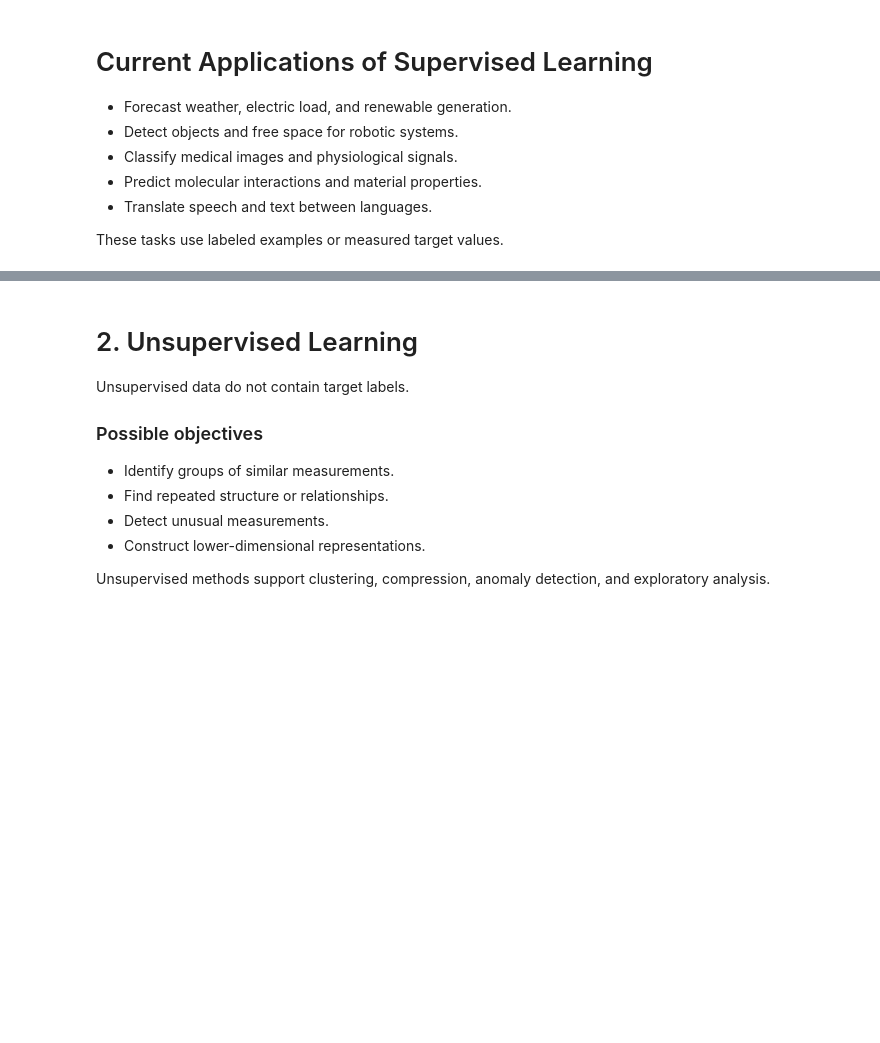
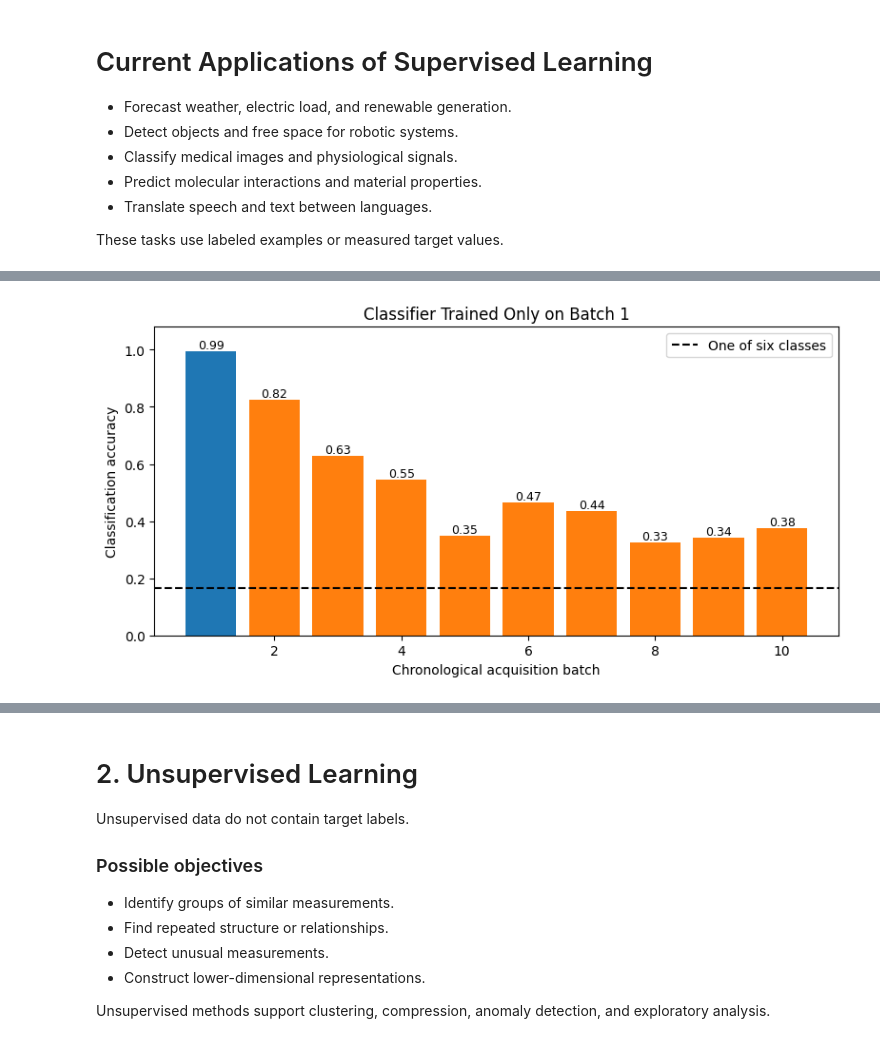
Before and after one commit to aaarrmiinnn/GW-ECE6210, a Jupyter notebook: slides/lecture1-introduction.ipynb, the cells around one changed output, grey strips where cells are left out. Saved outputs shown, nothing was run; the diff lists cells and outputs as text; code cells hidden in the pictures; blank space fills up the shorter version.

Commit message:
Revise sensor drift classification example

```diff
--- a/slides/lecture1-introduction.ipynb
+++ b/slides/lecture1-introduction.ipynb
@@ -539,0 +440,44 @@ Model complexity should be justified using validation data.
+# %%
+import pandas as pd
+import matplotlib.pyplot as plt
+from sklearn.linear_model import LogisticRegression
+from sklearn.metrics import accuracy_score
+from sklearn.pipeline import make_pipeline
+from sklearn.preprocessing import StandardScaler
+
+try:
+    from slides.course_data import load_gas_sensor_drift
+except ModuleNotFoundError:
+    from course_data import load_gas_sensor_drift
+
+gas_data = load_gas_sensor_drift(as_frame=True)
+train_mask = gas_data.frame["batch"] == 1
+classifier = make_pipeline(
+    StandardScaler(),
+    LogisticRegression(max_iter=3000)
+)
+classifier.fit(gas_data.data.loc[train_mask], gas_data.target.loc[train_mask])
+
+batch_results = []
+for batch_id in range(1, 11):
+    batch_mask = gas_data.frame["batch"] == batch_id
+    predictions = classifier.predict(gas_data.data.loc[batch_mask])
+    batch_results.append({
+        "Batch": batch_id,
+        "Measurements": int(batch_mask.sum()),
+        "Accuracy": accuracy_score(gas_data.target.loc[batch_mask], predictions),
+    })
+performance = pd.DataFrame(batch_results)
+# %%
+fig, ax = plt.subplots(figsize=(8, 4.2))
+colors = ["tab:blue"] + ["tab:orange"] * 9
+bars = ax.bar(performance["Batch"], performance["Accuracy"], color=colors)
+ax.bar_label(bars, labels=[f"{value:.2f}" for value in performance["Accuracy"]], fontsize=9)
+ax.axhline(1 / 6, color="black", linestyle="--", label="One of six classes")
+ax.set(xlabel="Chronological acquisition batch", ylabel="Classification accuracy", ylim=(0, 1.08))
+ax.set_title("Classifier Trained Only on Batch 1")
+ax.legend()
+plt.tight_layout()
+plt.show()
+# %% [output]
+[figure, added]
```
Also changed, not shown: parts of 14 cells of this notebook.
